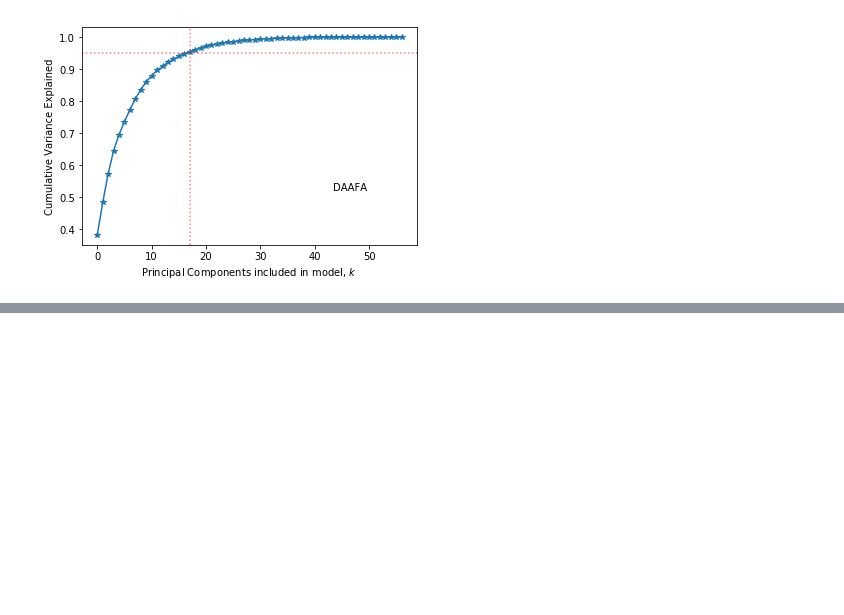
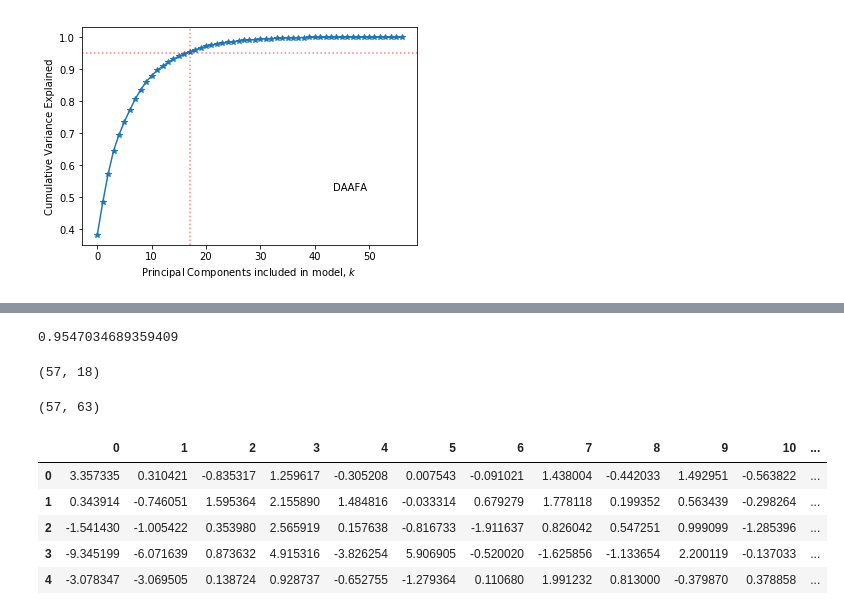
Before and after one commit to piovere/cs528p2, a Jupyter notebook: notebooks/03-jpowersl-PCA_on_data.ipynb, the cells around one changed output, grey strips where cells are left out. Drawn from its saved outputs; the diff is of its cells as text; code cells hidden in the pictures; blank space fills up the shorter version.

```diff
--- a/notebooks/03-jpowersl-PCA_on_data.ipynb
+++ b/notebooks/03-jpowersl-PCA_on_data.ipynb
@@ -47,0 +62,4 @@ Text(0.75, 0.25, 'DAAFA')
+# %%
+np.max(np.cumsum(pca2.explained_variance_ratio_))
+# %% [output]
+0.9547034689359409
@@ -47,0 +68,8 @@ Text(0.75, 0.25, 'DAAFA')
+# %%
+xst.shape
+# %% [output]
+(57, 18)
+# %%
+df_numeric.values.shape
+# %% [output]
+(57, 63)
@@ -47,0 +79,9 @@ Text(0.75, 0.25, 'DAAFA')
+# %%
+df_pca.head()
+# %% [output]
+|  | 0 | 1 | 2 | 3 | 4 | 5 | 6 | 7 | 8 | 9 | 10 | ... |
+| 0 | 3.357335 | 0.310421 | -0.835317 | 1.259617 | -0.305208 | 0.007543 | -0.091021 | 1.438004 | -0.442033 | 1.492951 | -0.563822 | ... |
+| 1 | 0.343914 | -0.746051 | 1.595364 | 2.155890 | 1.484816 | -0.033314 | 0.679279 | 1.778118 | 0.199352 | 0.563439 | -0.298264 | ... |
+| 2 | -1.541430 | -1.005422 | 0.353980 | 2.565919 | 0.157638 | -0.816733 | -1.911637 | 0.826042 | 0.547251 | 0.999099 | -1.285396 | ... |
+| 3 | -9.345199 | -6.071639 | 0.873632 | 4.915316 | -3.826254 | 5.906905 | -0.520020 | -1.625856 | -1.133654 | 2.200119 | -0.137033 | ... |
+| 4 | -3.078347 | -3.069505 | 0.138724 | 0.928737 | -0.652755 | -1.279364 | 0.110680 | 1.991232 | 0.813000 | -0.379870 | 0.378858 | ... |
```
Also changed, not shown: parts of 9 cells of this notebook, 3 other files.
